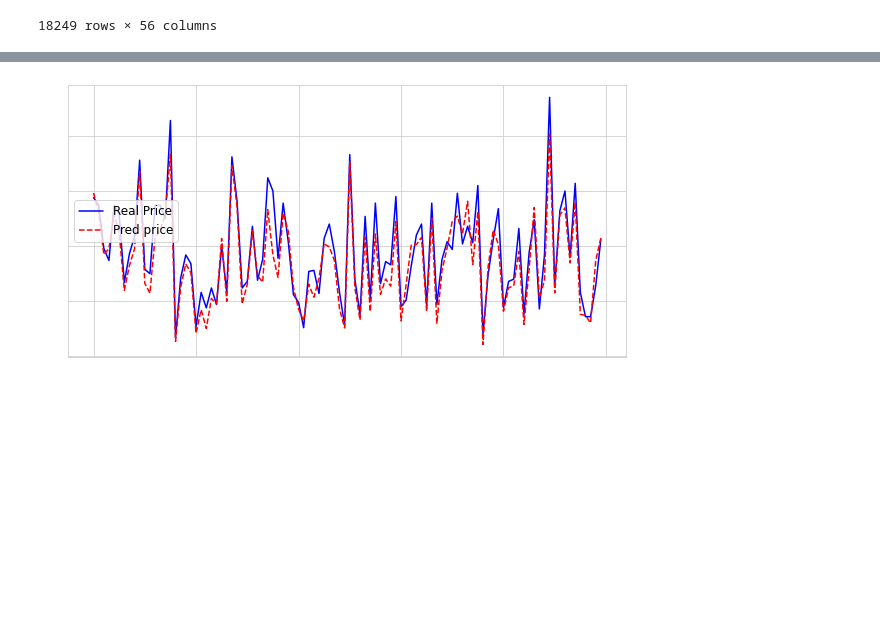
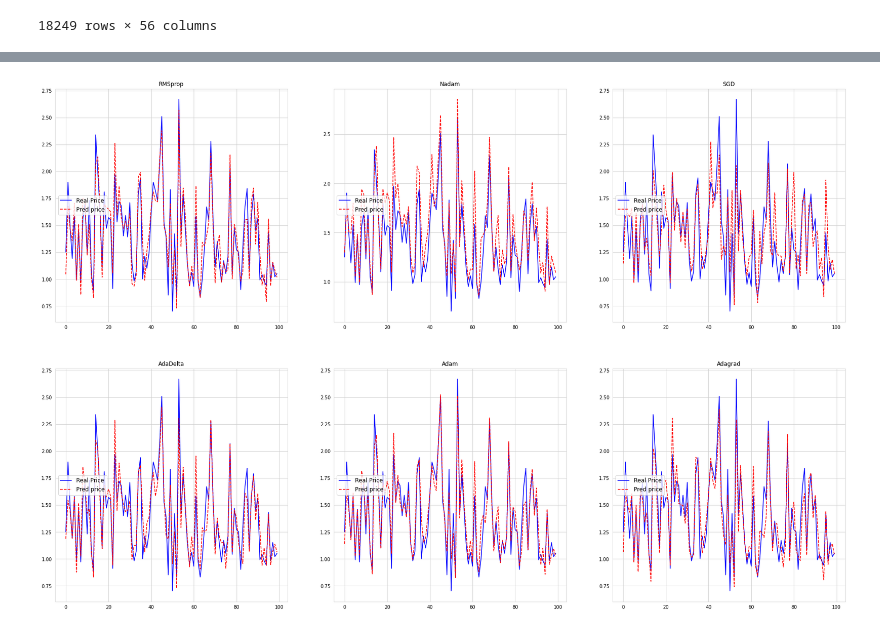
Before and after one commit to Jo-chana/CoLab_ML_codes, a Jupyter notebook: Avocado_2.ipynb, the cells around one changed output, grey strips where cells are left out. Cells and saved outputs as stored; diff of their text form; code cells hidden in the pictures; blank space fills up the shorter version.

Commit message:
Optimizer 비교(RMSprop, Nadam, Adam, Adagrad, AdaDelta, SGD)

```diff
--- a/Avocado_2.ipynb
+++ b/Avocado_2.ipynb
@@ -151,12 +196,30 @@ def compare_graph(network,X_test,y_test):
     index.append(i)
     real.append(y_test[i])
     pred.append(y_pred[i])
-  plt.figure(figsize=(10,5))
+
   plt.plot(index,real,'b-',label='Real Price')
   plt.plot(index,pred,'r--',label='Pred price')
   plt.legend(loc='center left',fontsize=12)
-  plt.show()
-# %%
-compare_graph(network,X_test,y_test)
-# %% [output]
-[figure, removed]
+# %%
+plt.figure(figsize=(30,20))
+
+plt.subplot(231)
+plt.title('RMSprop')
+compare_graph(network,X_test,y_test)
+plt.subplot(232)
+plt.title('Nadam')
+compare_graph(network2,X_test,y_test)
+plt.subplot(233)
+plt.title('SGD')
+compare_graph(network3,X_test,y_test)
+plt.subplot(234)
+plt.title('AdaDelta')
+compare_graph(network4,X_test,y_test)
+plt.subplot(235)
+plt.title('Adam')
+compare_graph(network5,X_test,y_test)
+plt.subplot(236)
+plt.title('Adagrad')
+compare_graph(network6,X_test,y_test)
+# %% [output]
+[figure, added]
```
Also changed, not shown: parts of 6 cells of this notebook.
